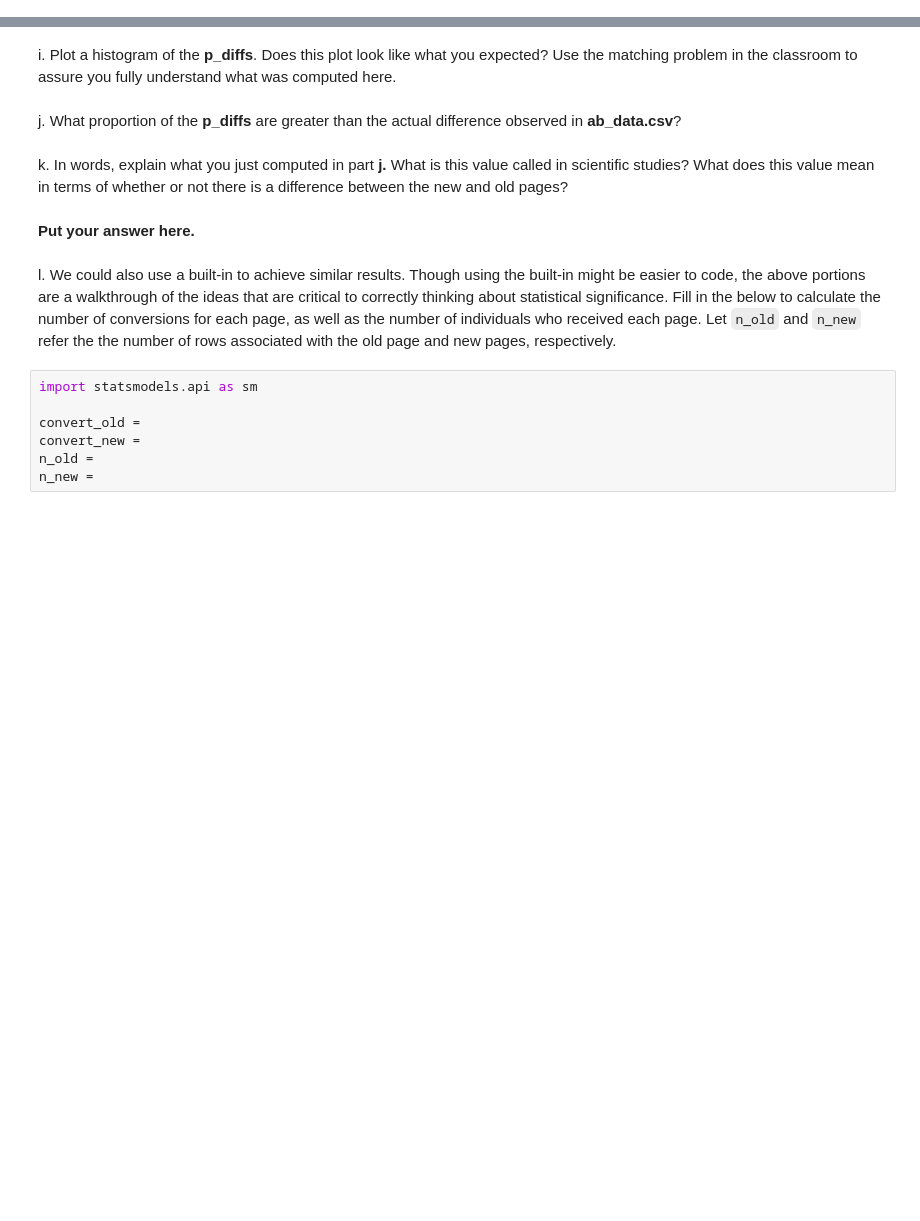
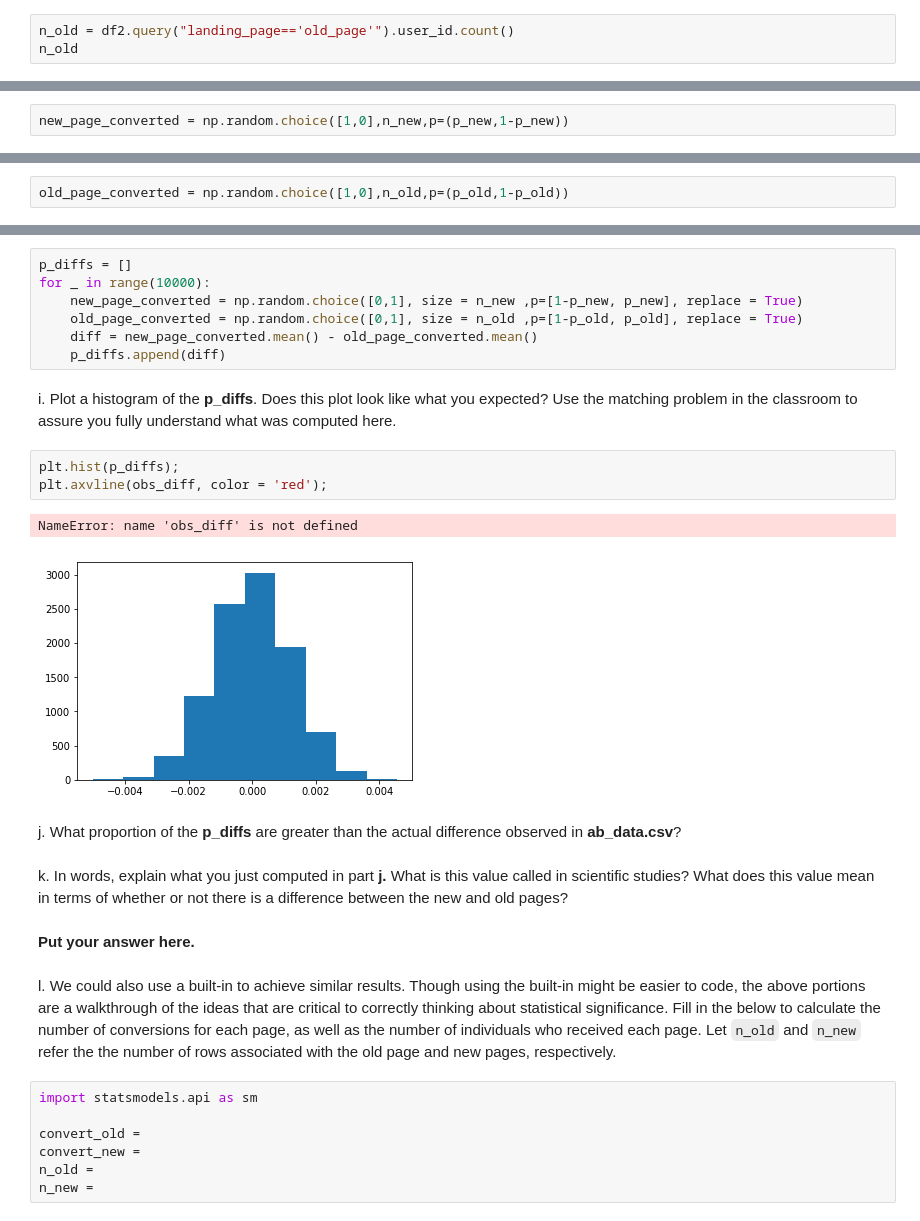
Before and after one commit to shreh2/Analyze-A-B-Test-Results, a Jupyter notebook: Analyze AB Test Results.ipynb, the cells around one changed output, grey strips where cells are left out. Cells and saved outputs as stored; diff of their text form; blank space fills up the shorter version.

```diff
--- a/Analyze AB Test Results.ipynb
+++ b/Analyze AB Test Results.ipynb
@@ -200,2 +222,5 @@ c. What is $n_{new}$?
 # %% [markdown]
 d. What is $n_{old}$?
+# %%
+n_old = df2.query("landing_page=='old_page'").user_id.count()
+n_old
@@ -202,6 +229,10 @@ d. What is $n_{old}$?
 # %% [markdown]
 e. Simulate $n_{new}$ transactions with a convert rate of $p_{new}$ under the null.  Store these $n_{new}$ 1's and 0's in **new_page_converted**.
+# %%
+new_page_converted = np.random.choice([1,0],n_new,p=(p_new,1-p_new))
 # %% [markdown]
 f. Simulate $n_{old}$ transactions with a convert rate of $p_{old}$ under the null.  Store these $n_{old}$ 1's and 0's in **old_page_converted**.
+# %%
+old_page_converted = np.random.choice([1,0],n_old,p=(p_old,1-p_old))
 # %% [markdown]
 g. Find $p_{new}$ - $p_{old}$ for your simulated values from part (e) and (f).
@@ -208,7 +246,20 @@ g. Find $p_{new}$ - $p_{old}$ for your simulated values from part (e) and (f).
 # %% [markdown]
 h. Simulate 10,000 $p_{new}$ - $p_{old}$ values using this same process similarly to the one you calculated in parts **a. through g.** above.  Store all 10,000 values in a numpy array called **p_diffs**.
+# %%
+p_diffs = []
+for _ in range(10000):
+    new_page_converted = np.random.choice([0,1], size = n_new ,p=[1-p_new, p_new], replace = True)
+    old_page_converted = np.random.choice([0,1], size = n_old ,p=[1-p_old, p_old], replace = True)
+    diff = new_page_converted.mean() - old_page_converted.mean()
+    p_diffs.append(diff)
 # %% [markdown]
 i. Plot a histogram of the **p_diffs**.  Does this plot look like what you expected?  Use the matching problem in the classroom to assure you fully understand what was computed here.
+# %%
+plt.hist(p_diffs);
+plt.axvline(obs_diff, color = 'red');
+# %% [output]
+NameError: name 'obs_diff' is not defined
+[figure, added]
 # %% [markdown]
 j. What proportion of the **p_diffs** are greater than the actual difference observed in **ab_data.csv**?
 # %% [markdown]
```
Also changed, not shown: parts of 8 cells of this notebook.
